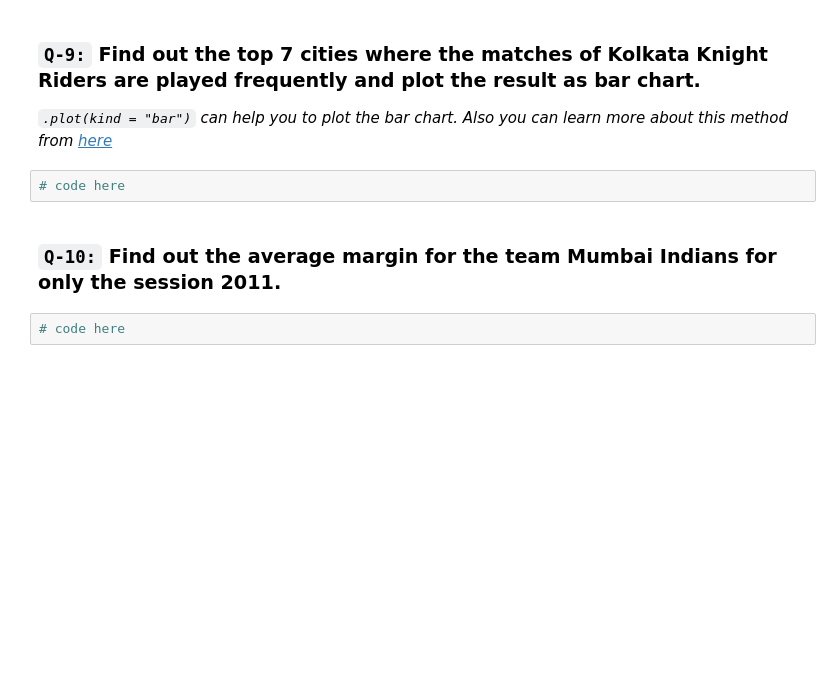
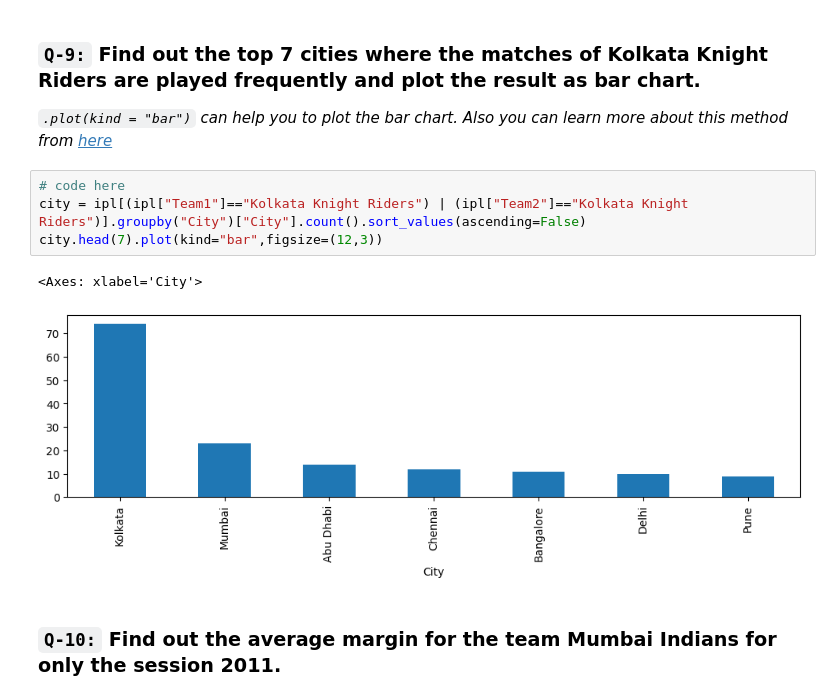
Before and after one commit to hemant087/3_Pandas, a Jupyter notebook: 17_tasks.ipynb, the cells around one changed output. Saved outputs shown, nothing was run; the diff lists cells and outputs as text; blank space fills up the shorter version.

```diff
--- a/17_tasks.ipynb
+++ b/17_tasks.ipynb
@@ -90,9 +259,12 @@ team1_vs_team2('Kolkata Knight Riders','Chennai Super Kings')
 ### `Q-9:` Find out the top 7 cities where the matches of Kolkata Knight Riders are played frequently and plot the result as bar chart.
 
 *`.plot(kind = "bar")` can help you to plot the bar chart. Also you can learn more about this method from [here](https://pandas.pydata.org/docs/reference/api/pandas.DataFrame.plot.html)*
-# %%
-# code here
+# %%
+# code here
+city = ipl[(ipl["Team1"]=="Kolkata Knight Riders") | (ipl["Team2"]=="Kolkata Knight Riders")].groupby("City")["City"].count().sort_values(ascending=False)
+city.head(7).plot(kind="bar",figsize=(12,3))
+# %% [output]
+<Axes: xlabel='City'>
+[figure, added]
 # %% [markdown]
 ### `Q-10:` Find out the average margin for the team Mumbai Indians for only the session 2011.
-# %%
-# code here
```
Also changed, not shown: parts of 29 cells of this notebook, 13 other files.
